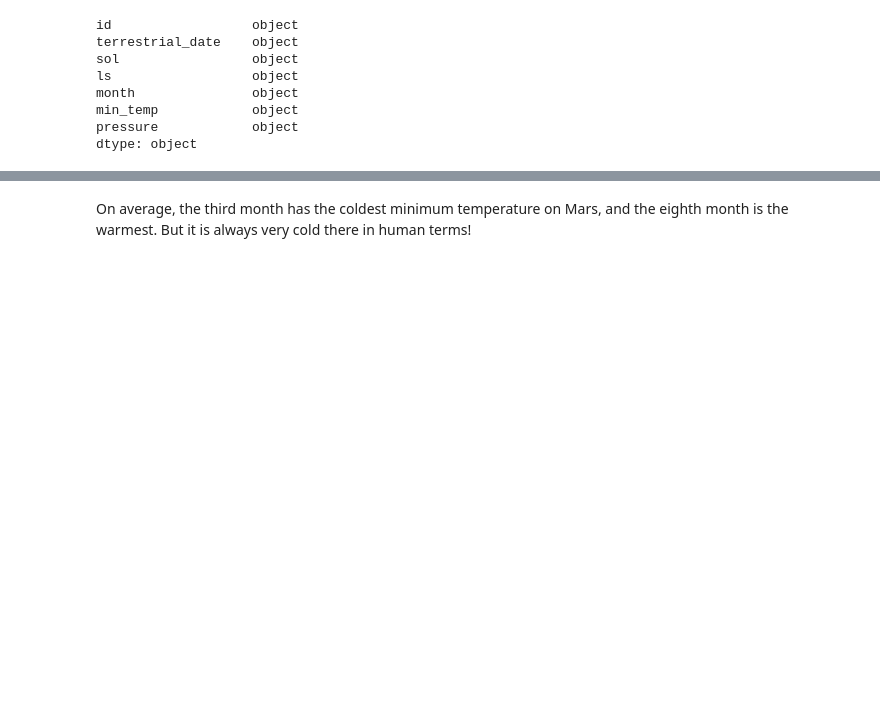
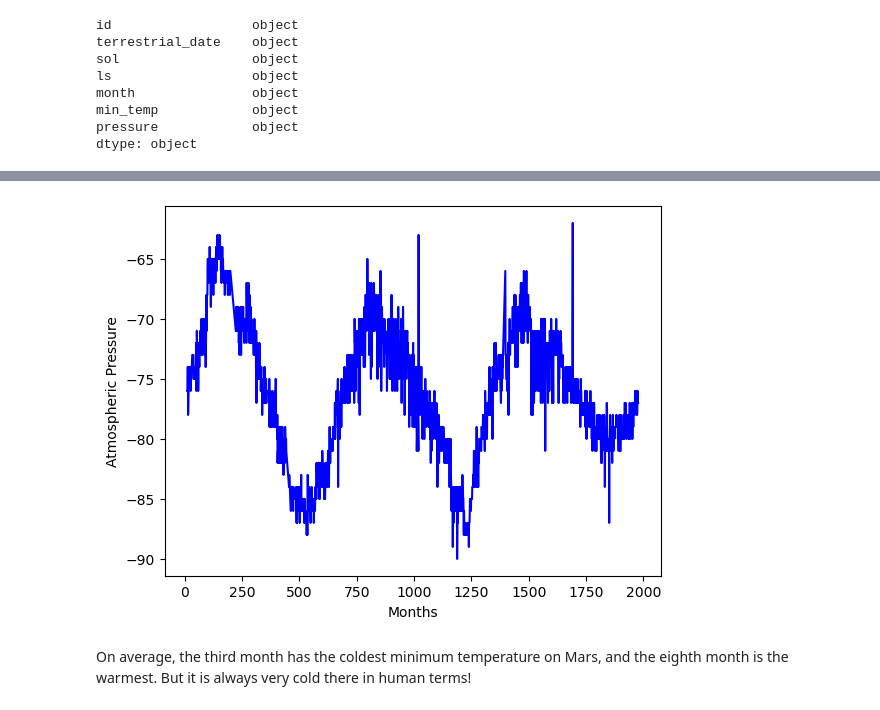
Before and after one commit to Ed2400/mars_weather, a Jupyter notebook: Mars_weather_challenge/part_2_mars_weather.ipynb, the cells around one changed output, grey strips where cells are left out. Drawn from its saved outputs; the diff is of its cells as text; code cells hidden in the pictures; blank space fills up the shorter version.

```diff
--- a/Mars_weather_challenge/part_2_mars_weather.ipynb
+++ b/Mars_weather_challenge/part_2_mars_weather.ipynb
@@ -242,3 +261,19 @@ Name: pressure, dtype: float64
+# %%
+
+# 5. How many terrestrial (earth) days are there in a Martian year?
+#687 terrestrial days conform a Martial Year.
+
+terrestrial=df.groupby(by=['sol'])["min_temp"].median()
+
+terrestrial.plot(kind='line', x='Number of terrestrial days', y='Minimum Temperature (C)', color='blue', legend=False)
+plt.xlabel('Months')
+plt.ylabel('Atmospheric Pressure')
+
+
+# Display the plot
+plt.show()
+# %% [output]
+[figure, added]
 # %% [markdown]
 On average, the third month has the coldest minimum temperature on Mars, and the eighth month is the warmest. But it is always very cold there in human terms!
 # %% [markdown]
```
Also changed, not shown: parts of 19 cells of this notebook.
